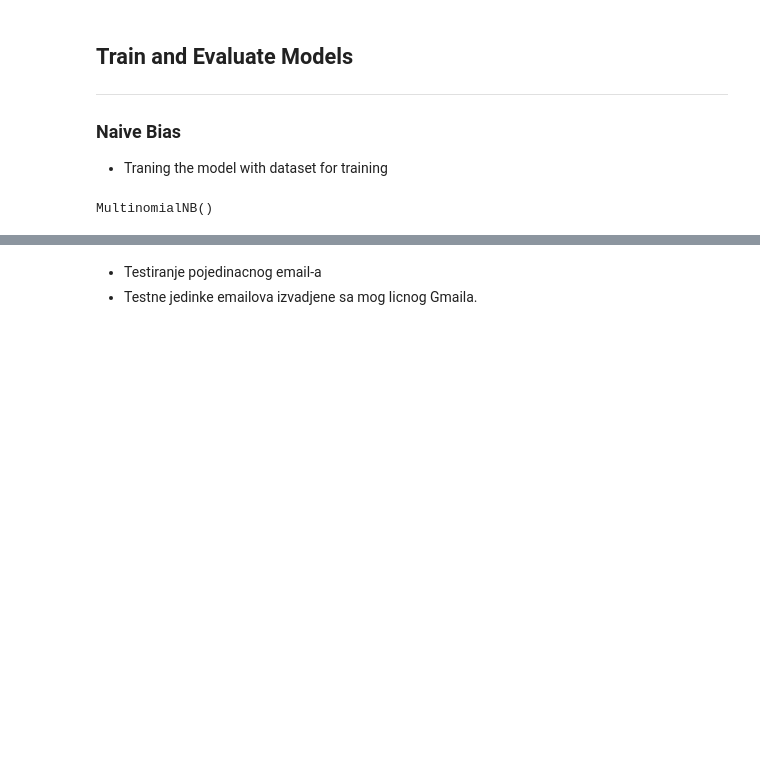
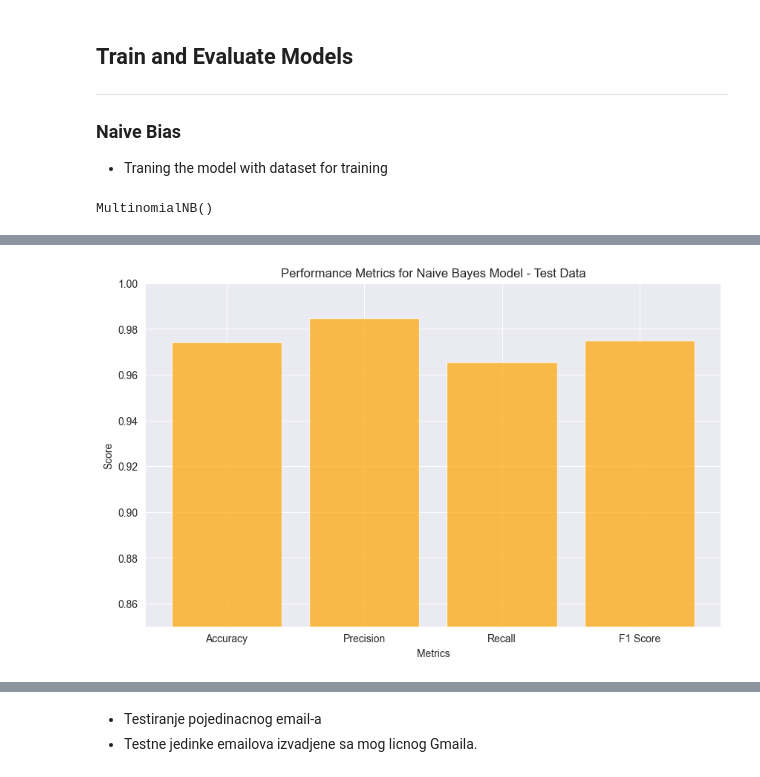
Before and after one commit to OgnjenGligoric/spam-ham-classifier, a Jupyter notebook: app.ipynb, the cells around one changed output, grey strips where cells are left out. Drawn from its saved outputs; the diff is of its cells as text; code cells hidden in the pictures; blank space fills up the shorter version.

```diff
--- a/app.ipynb
+++ b/app.ipynb
@@ -107,3 +129,13 @@ Accuracy on test data: 0.9725584182144997
+# %%
+plt.figure(figsize=(10, 6))
+plt.bar(metrics, test_metrics, color='orange', alpha=0.7)
+plt.xlabel('Metrics')
+plt.ylabel('Score')
+plt.title('Performance Metrics for Naive Bayes Model - Test Data')
+plt.ylim(0.85, 1)
+plt.show()
+# %% [output]
+[figure, added]
 # %%
 from sklearn.metrics import confusion_matrix
 cm_train = confusion_matrix(Y_train, prediction_train)
```
Also changed, not shown: parts of 17 cells of this notebook, 1 other file.
